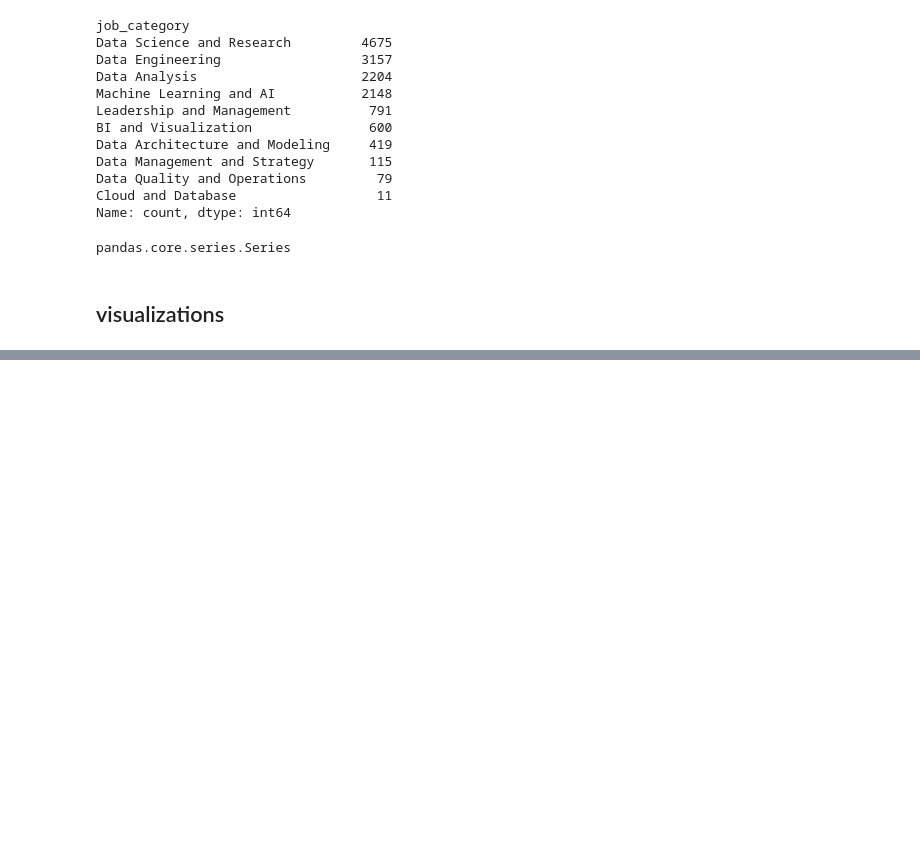
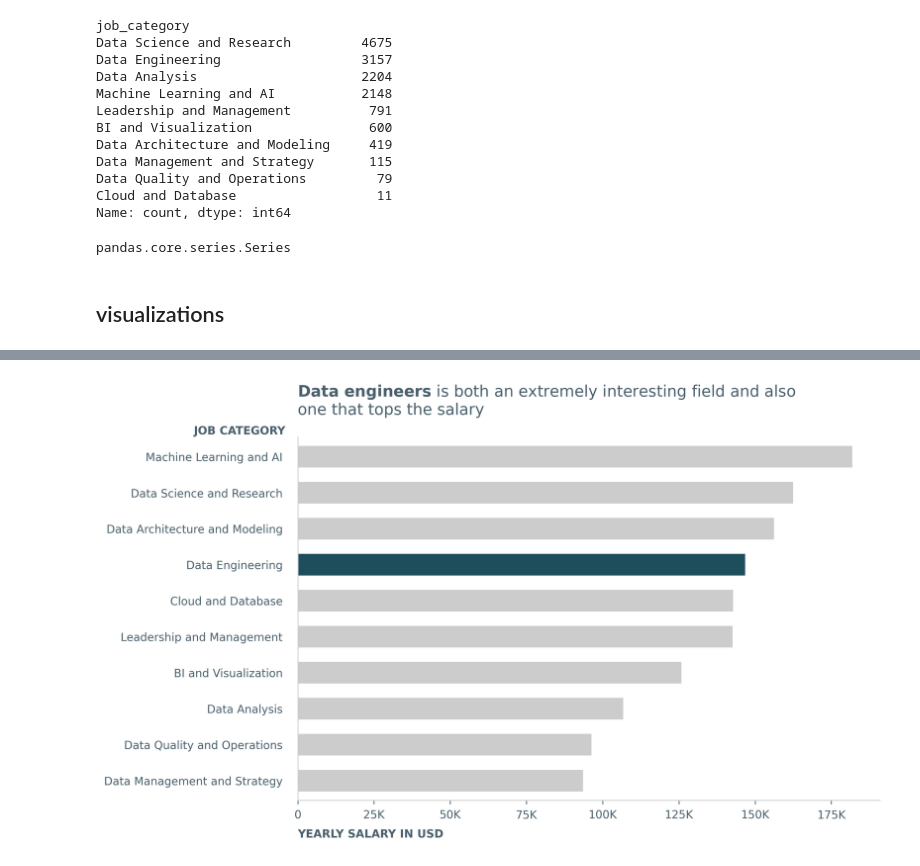
Before and after one commit to ebt35/data_visualization_eyoub_beraki_de24, a Jupyter notebook: code_alongs/05_mplstyle/mplstyle_storytelling.ipynb, the cells around one changed output, grey strips where cells are left out. Cells and saved outputs as stored; diff of their text form; code cells hidden in the pictures; blank space fills up the shorter version.

```diff
--- a/code_alongs/05_mplstyle/mplstyle_storytelling.ipynb
+++ b/code_alongs/05_mplstyle/mplstyle_storytelling.ipynb
@@ -57,0 +72,19 @@ ax.invert_yaxis()
+# %%
+df_salary = (
+    duckdb.query(
+        """
+    SELECT
+        job_category,
+        CAST(AVG(salary_in_usd) AS INT) AS avg_salary_usd
+    FROM
+        df
+    GROUP BY
+        job_category
+    ORDER BY avg_salary_usd DESC
+"""
+    )
+    .df()
+    .set_index("job_category")
+)
+
+df_salary
@@ -57,0 +104,22 @@ ax.invert_yaxis()
+# %%
+from charts_utils import thousands_formatter
+
+colors = [GRAY_1] * len(df_salary)
+colors[3] = BLUE_1
+
+# important to use a pd.Series for colors to work
+ax = df_salary["avg_salary_usd"].plot(kind="barh", color=colors, width=0.6)
+
+ax = horizontal_bar_options(
+    ax,
+    xlabel="YEARLY SALARY IN USD",
+    ylabel="JOB CATEGORY",
+    title=r"$\bf{Data\ engineers}$"
+    + " is both an extremely interesting field and also \none that tops the salary",
+)
+
+ax = thousands_formatter(ax, axis="x")
+
+save_fig_from_ax(ax, "figures/data_jobs_salaries.png")
+# %% [output]
+[figure, added]
```
Also changed, not shown: parts of 3 cells of this notebook, 3 other files.
